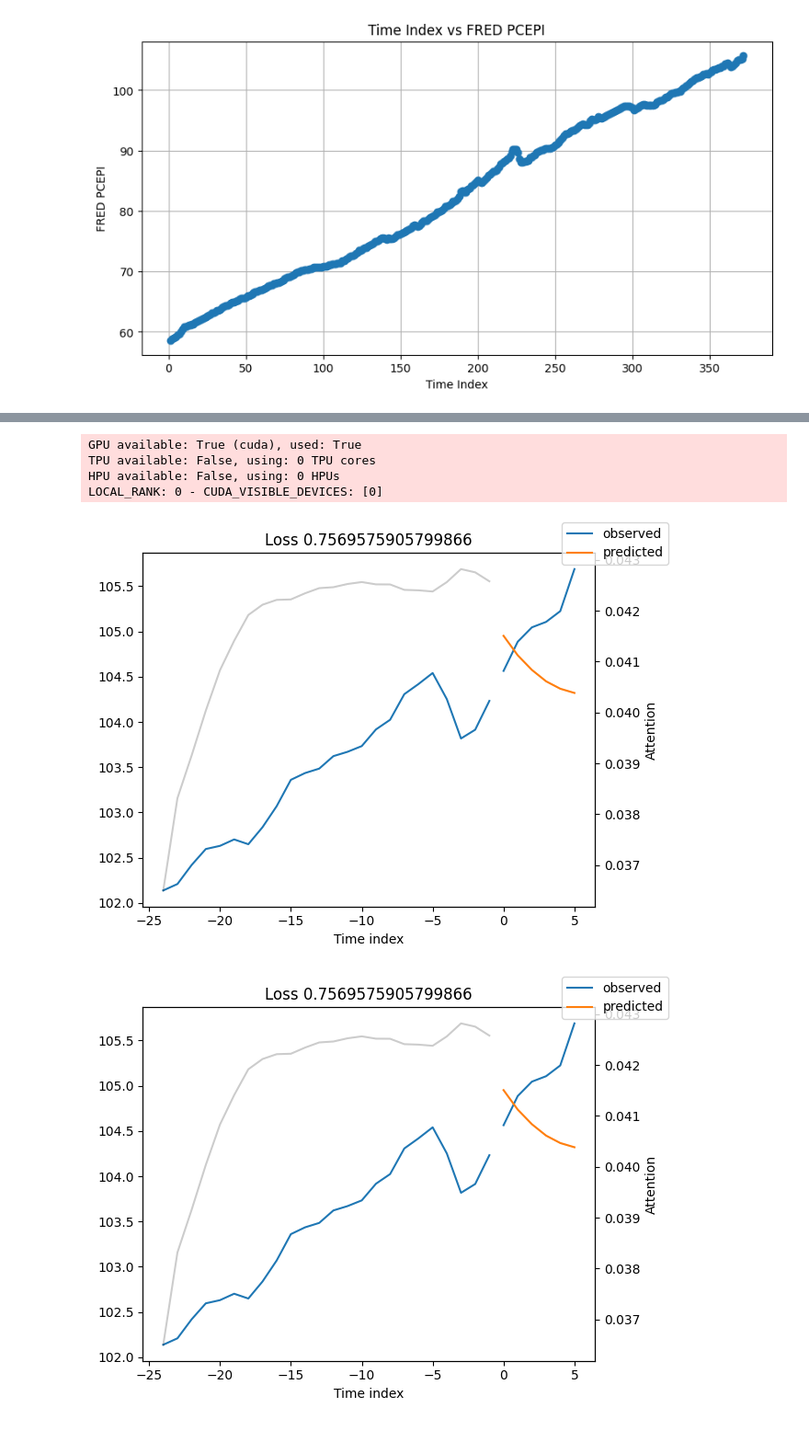
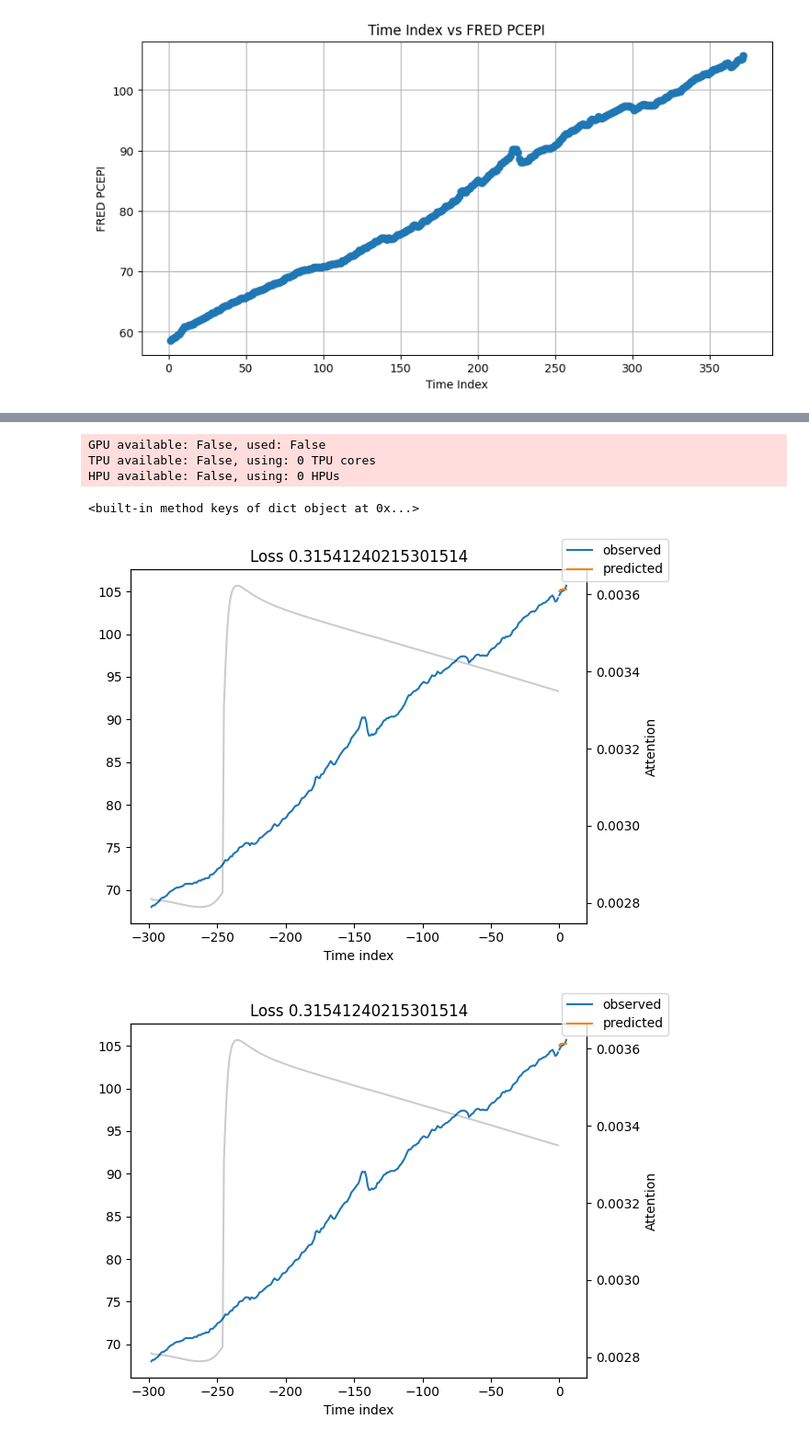
Before and after one commit to sc20geb/COMP5530M-Group-Project-Inflation-Forecasting, a Jupyter notebook: Training/TFT_Train.ipynb, the cells around one changed output, grey strips where cells are left out. Shown at 92% size. Cells and saved outputs as stored; diff of their text form; code cells hidden in the pictures.

```diff
--- a/Training/TFT_Train.ipynb
+++ b/Training/TFT_Train.ipynb
@@ -187,36 +195,0 @@ suggested learning rate: 0.011481536214968821
-# %%
-# configure network and trainer
-early_stop_callback = EarlyStopping(
-    monitor="val_loss", min_delta=1e-4, patience=10, verbose=False, mode="min"
-)
-lr_logger = LearningRateMonitor()  # log the learning rate
-logger = TensorBoardLogger("lightning_logs")  # logging results to a tensorboard
-
-# Automatically select GPU if available, otherwise use CPU
-device = "gpu" if torch.cuda.is_available() else "cpu"
-
-
-trainer = pl.Trainer(
-    max_epochs=50,
-    accelerator=device,
-    enable_model_summary=True,
-    gradient_clip_val=0.1,
-    limit_train_batches=50,  # coment in for training, running valiation every 30 batches
-    # fast_dev_run=True,  # comment in to check that networkor dataset has no serious bugs
-    callbacks=[lr_logger, early_stop_callback],
-    logger=logger,
-)
-
-tft = TemporalFusionTransformer.from_dataset(
-    training,
-    learning_rate=0.011481536214968821,
-    hidden_size=16,
-    attention_head_size=2,
-    dropout=0.1,
-    hidden_continuous_size=8,
-    loss=RMSE(),
-    log_interval=10,  # uncomment for learning rate finder and otherwise, e.g. to 10 for logging every 10 batches
-    optimizer="adam",
-    reduce_on_plateau_patience=4,
-)
-print(f"Number of parameters in network: {tft.size() / 1e3:.1f}k")
@@ -330,18 +249,19 @@ tensor(0.7570)
 # %%
 # raw predictions are a dictionary from which all kind of information including quantiles can be extracted
-raw_predictions = best_tft.predict(
-    val_dataloader, mode="raw", return_x=True, trainer_kwargs=dict(accelerator="gpu")
+raw_predictions = tft.predict(
+    val_dataloader, mode="raw", return_x=True, trainer_kwargs=dict(accelerator="cpu")
 )
+print(raw_predictions.x.keys)
 # %% [output]
-GPU available: True (cuda), used: True
+GPU available: False, used: False
 TPU available: False, using: 0 TPU cores
 HPU available: False, using: 0 HPUs
-LOCAL_RANK: 0 - CUDA_VISIBLE_DEVICES: [0]
+<built-in method keys of dict object at 0x...>
 # %%
 
-best_tft.plot_prediction(
+tft.plot_prediction(
     raw_predictions.x, raw_predictions.output, idx=0, add_loss_to_title=True
 )
 # %% [output]
-[figure, old version]
+[figure, new version]
-[figure, old version]
+[figure, new version]
```
Also changed, not shown: parts of 15 cells of this notebook.
